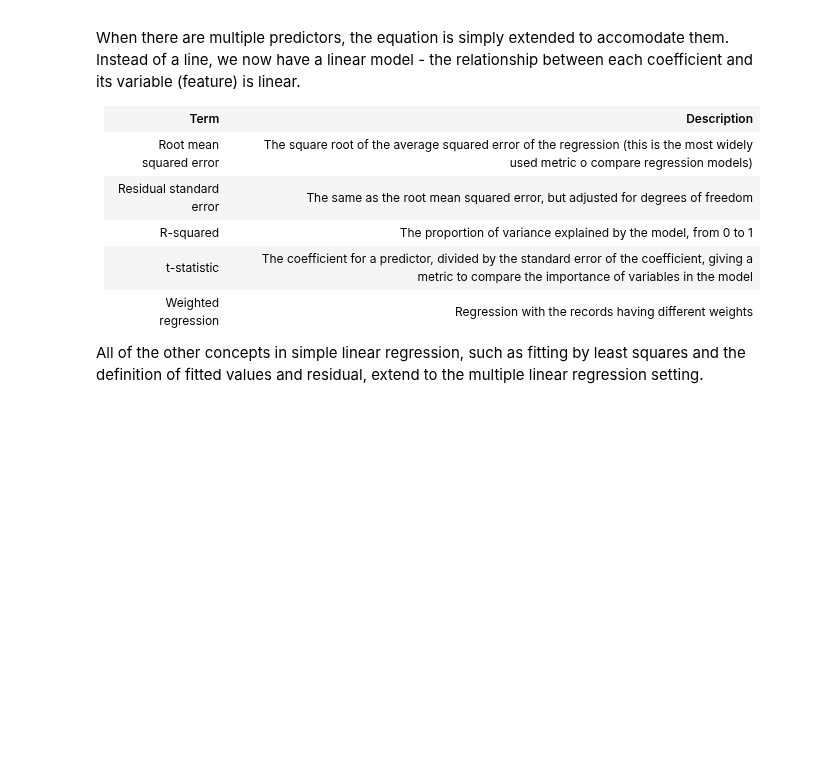
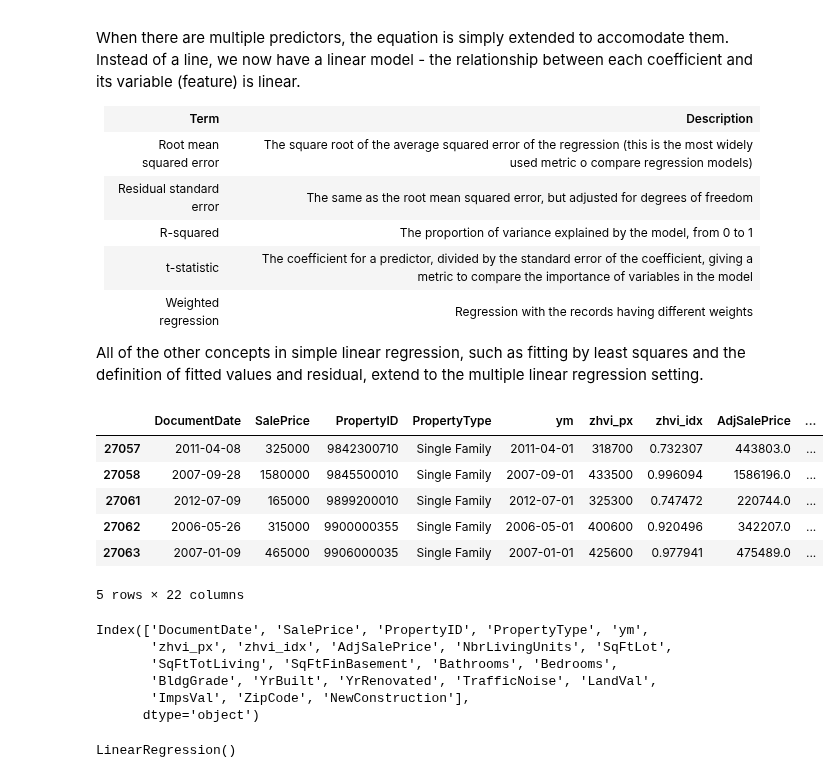
Before and after one commit to Drieger/practical-statistics-for-data-scientists, a Jupyter notebook: 4. Regression and Prediction/regression_prediction.ipynb, the cells around one changed output. Drawn from its saved outputs; the diff is of its cells as text; code cells hidden in the pictures; blank space fills up the shorter version.

Commit message:
add multiple linear regression example

```diff
--- a/4. Regression and Prediction/regression_prediction.ipynb
+++ b/4. Regression and Prediction/regression_prediction.ipynb
@@ -124,3 +124,34 @@ When there are multiple predictors, the equation is simply extended to accomodat
 </table>
 
 All of the other concepts in simple linear regression, such as fitting by least squares and the definition of fitted values and residual, extend to the multiple linear regression setting.
+# %%
+# An example of using multiple linear regression is in estimating the value of houses.
+houses = pd.read_csv('https://github.com/gedeck/practical-statistics-for-data-scientists/raw/refs/heads/master/data/house_sales.csv', sep='\t')
+houses.tail()
+# %% [output]
+|  | DocumentDate | SalePrice | PropertyID | PropertyType | ym | zhvi_px | zhvi_idx | AdjSalePrice | ... |
+| 27057 | 2011-04-08 | 325000 | 9842300710 | Single Family | 2011-04-01 | 318700 | 0.732307 | 443803.0 | ... |
+| 27058 | 2007-09-28 | 1580000 | 9845500010 | Single Family | 2007-09-01 | 433500 | 0.996094 | 1586196.0 | ... |
+| 27061 | 2012-07-09 | 165000 | 9899200010 | Single Family | 2012-07-01 | 325300 | 0.747472 | 220744.0 | ... |
+| 27062 | 2006-05-26 | 315000 | 9900000355 | Single Family | 2006-05-01 | 400600 | 0.920496 | 342207.0 | ... |
+| 27063 | 2007-01-09 | 465000 | 9906000035 | Single Family | 2007-01-01 | 425600 | 0.977941 | 475489.0 | ... |
+5 rows × 22 columns
+# %%
+houses.columns
+# %% [output]
+Index(['DocumentDate', 'SalePrice', 'PropertyID', 'PropertyType', 'ym',
+       'zhvi_px', 'zhvi_idx', 'AdjSalePrice', 'NbrLivingUnits', 'SqFtLot',
+       'SqFtTotLiving', 'SqFtFinBasement', 'Bathrooms', 'Bedrooms',
+       'BldgGrade', 'YrBuilt', 'YrRenovated', 'TrafficNoise', 'LandVal',
+       'ImpsVal', 'ZipCode', 'NewConstruction'],
+      dtype='object')
+# %%
+# The goal is to predict the sales price from the other variables.
+predictors = ['SqFtTotLiving', 'SqFtLot', 'Bathrooms', 'Bedrooms', 'BldgGrade']
+outcome = 'AdjSalePrice'
+
+# Create and fit the linear model
+houses_lm = LinearRegression()
+houses_lm.fit(houses[predictors], houses[outcome])
+# %% [output]
+LinearRegression()
```
Also changed, not shown: parts of 1 cell of this notebook.
